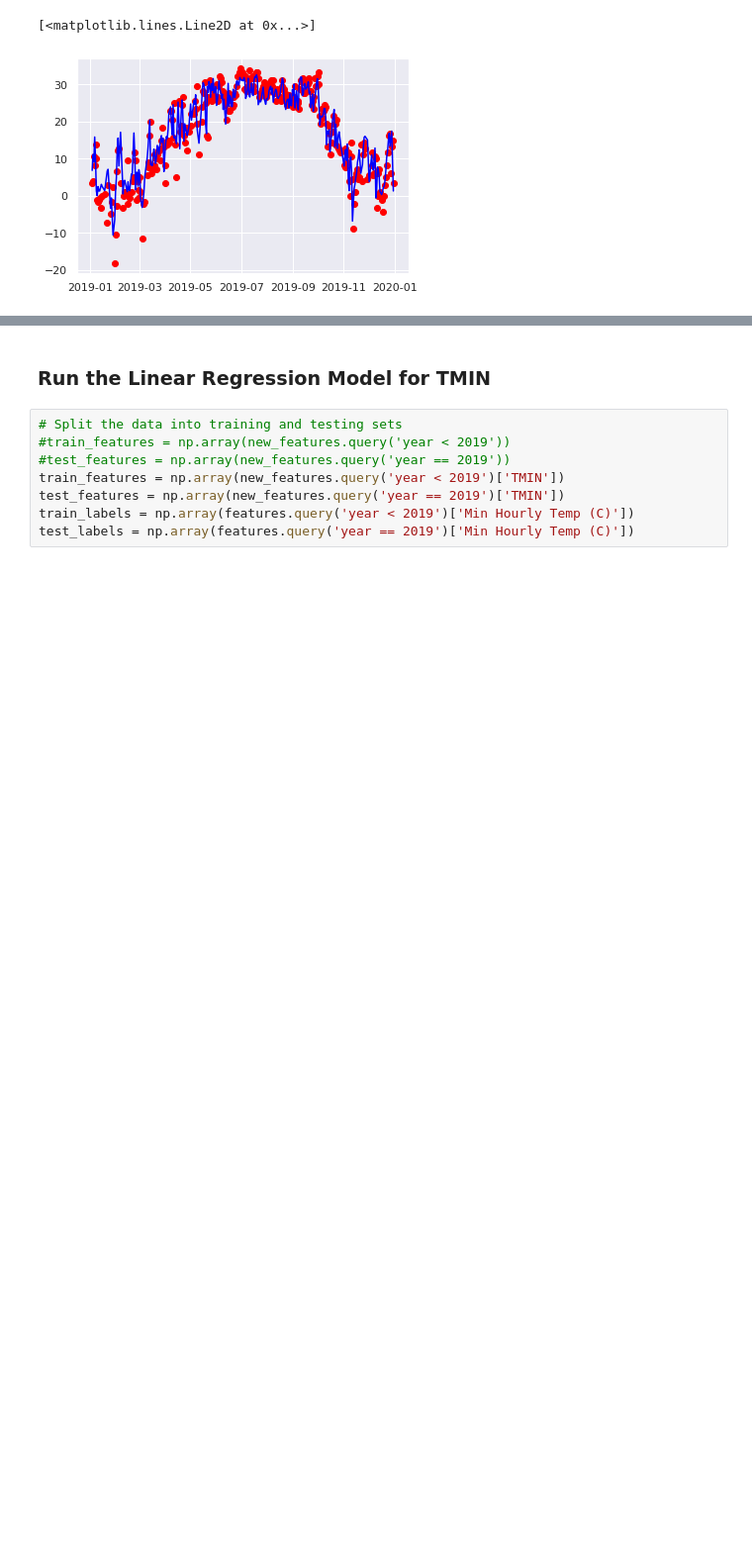
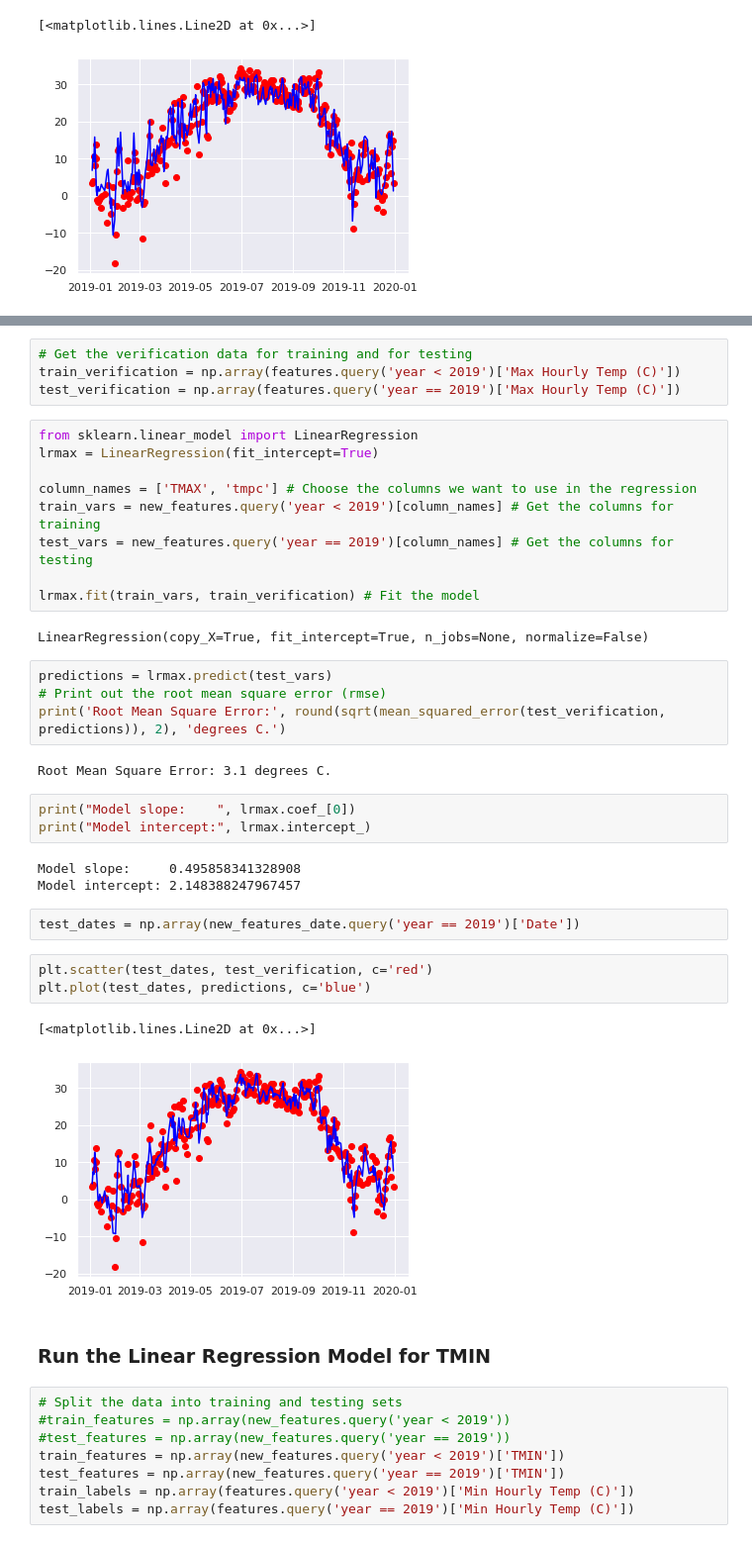
Before and after one commit to kevingray92/597_Project4_GroupB, a Jupyter notebook: Project4_LinearModel.ipynb, the cells around one changed output, grey strips where cells are left out. Shown: that part at 99% size. Cells and saved outputs as stored; diff of their text form; blank space fills up the shorter version.

```diff
--- a/Project4_LinearModel.ipynb
+++ b/Project4_LinearModel.ipynb
@@ -140,3 +142,38 @@ plt.plot(test_dates, predictions, c='blue')
+# %%
+# Get the verification data for training and for testing
+train_verification = np.array(features.query('year < 2019')['Max Hourly Temp (C)'])
+test_verification = np.array(features.query('year == 2019')['Max Hourly Temp (C)'])
+# %%
+from sklearn.linear_model import LinearRegression
+lrmax = LinearRegression(fit_intercept=True)
+
+column_names = ['TMAX', 'tmpc'] # Choose the columns we want to use in the regression
+train_vars = new_features.query('year < 2019')[column_names] # Get the columns for training
+test_vars = new_features.query('year == 2019')[column_names] # Get the columns for testing
+
+lrmax.fit(train_vars, train_verification) # Fit the model
+# %% [output]
+LinearRegression(copy_X=True, fit_intercept=True, n_jobs=None, normalize=False)
+# %%
+predictions = lrmax.predict(test_vars)
+# Print out the root mean square error (rmse)
+print('Root Mean Square Error:', round(sqrt(mean_squared_error(test_verification, predictions)), 2), 'degrees C.')
+# %% [output]
+Root Mean Square Error: 3.1 degrees C.
+# %%
+print("Model slope:    ", lrmax.coef_[0])
+print("Model intercept:", lrmax.intercept_)
+# %% [output]
+Model slope:     0.495858341328908
+Model intercept: 2.148388247967457
+# %%
+test_dates = np.array(new_features_date.query('year == 2019')['Date'])
+# %%
+plt.scatter(test_dates, test_verification, c='red')
+plt.plot(test_dates, predictions, c='blue')
+# %% [output]
+[<matplotlib.lines.Line2D at 0x...>]
+[figure, added]
 # %% [markdown]
 ### Run the Linear Regression Model for TMIN
 # %%
```
Also changed, not shown: parts of 2 cells of this notebook.
